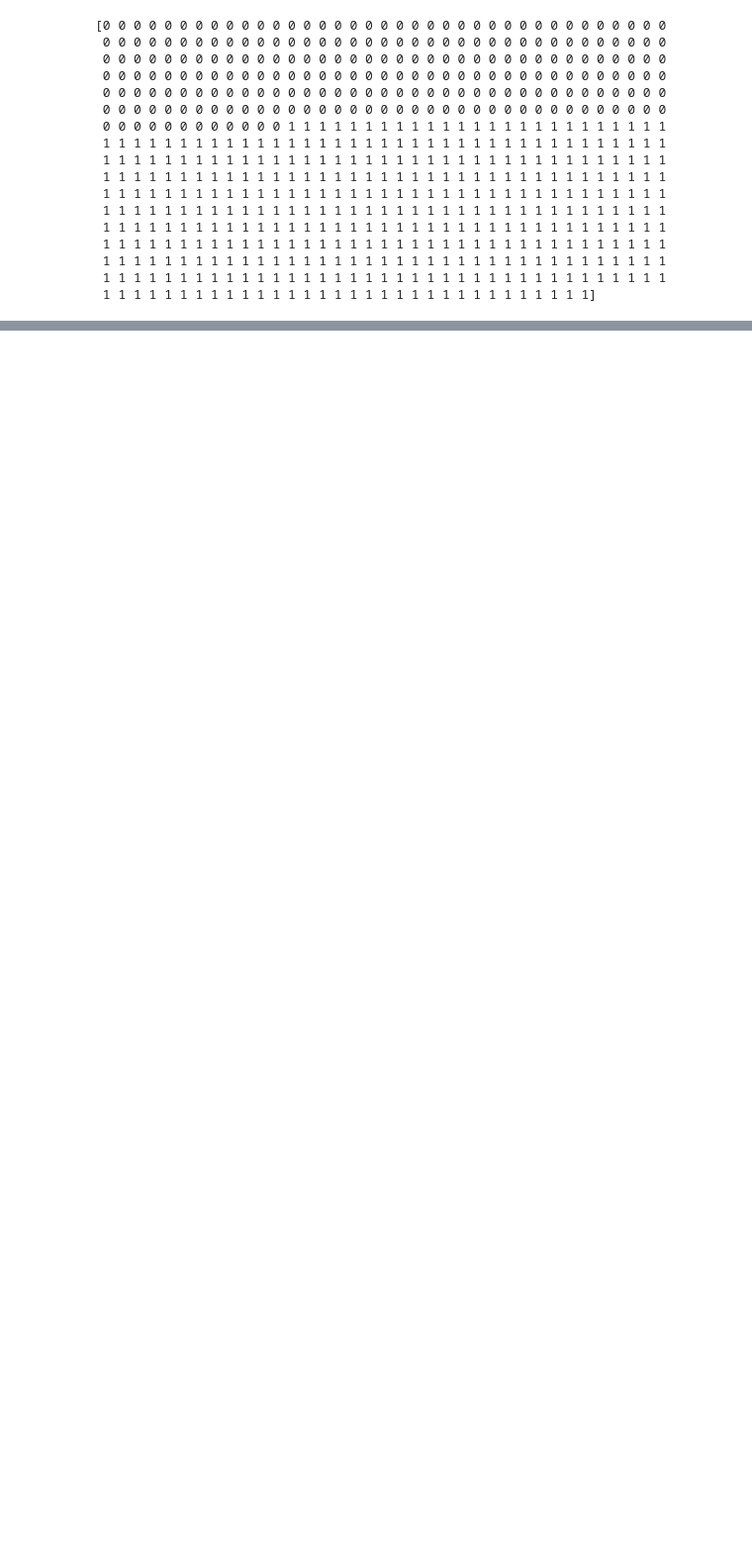
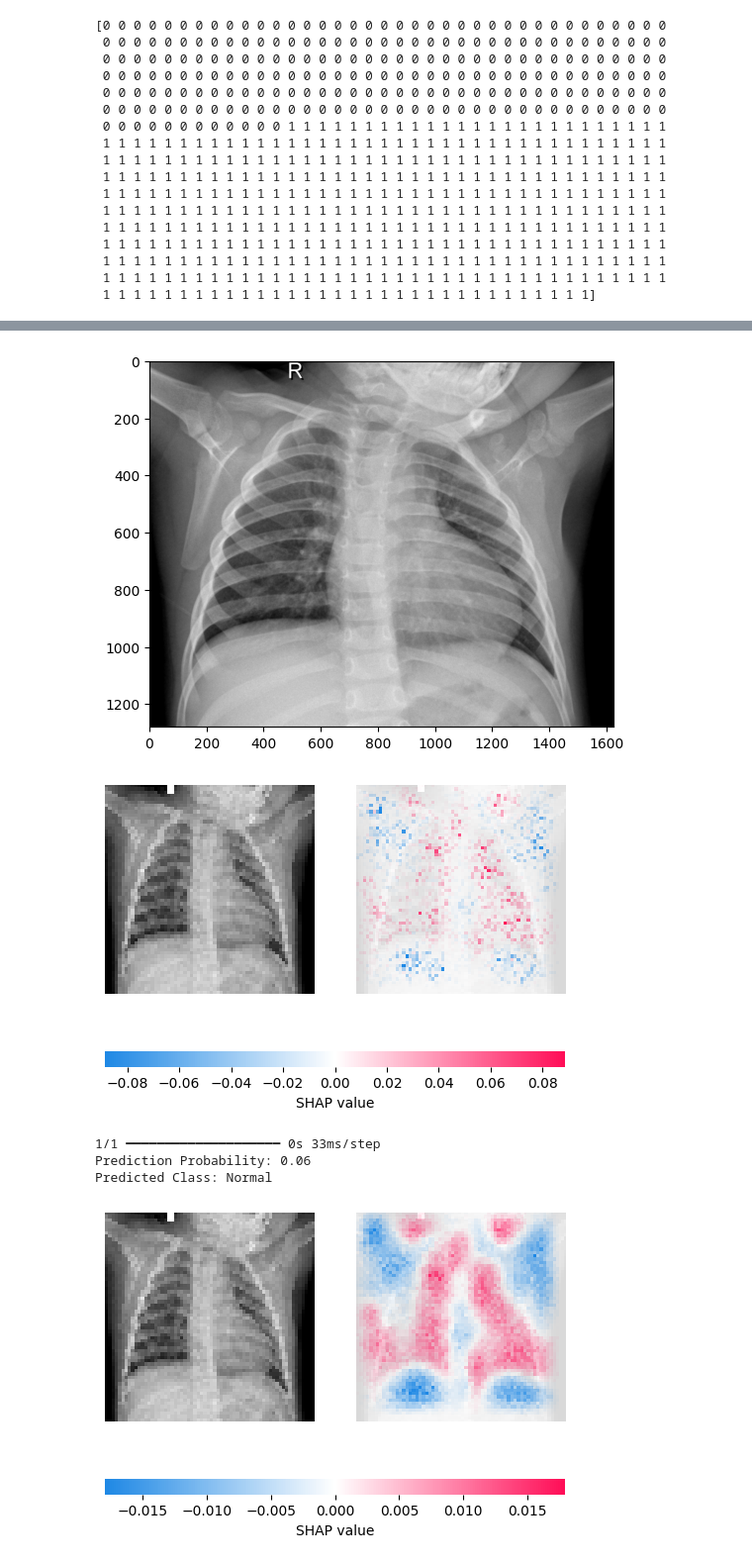
Before and after one commit to Pe789/Computer_vision, a Jupyter notebook: solution_pneumonia_1.ipynb, the cells around one changed output, grey strips where cells are left out. Shown at 99% size. Drawn from its saved outputs; the diff is of its cells as text; code cells hidden in the pictures; blank space fills up the shorter version.

```diff
--- a/solution_pneumonia_1.ipynb
+++ b/solution_pneumonia_1.ipynb
@@ -349,0 +415,31 @@ weighted avg       0.88      0.88      0.88       624
+# %%
+image_path = norm_pic_address
+load = Image.open(image_path)
+img_plot = plt.imshow(load, cmap='gray') # Display the original image
+img = load_img(image_path, target_size=(64, 64), color_mode="grayscale")  # Resize to match model input
+img_array = img_to_array(img) / 255.0  # Normalize
+img_array = np.expand_dims(img_array, axis=0)  # Add batch dimension
+background = np.random.randn(1, 64, 64, 1)  # Create background data (required for GradientExplainer)
+explainer = shap.GradientExplainer(cnn, background) # Use SHAP GradientExplainer
+shap_values = explainer.shap_values(img_array) # Get SHAP values for the image
+shap.image_plot(shap_values, img_array) # Visualize SHAP explanations
+prediction = cnn.predict(img_array)[0][0]
+predicted_class = "Pneumonia" if prediction > 0.5 else "Normal"
+print(f"Prediction Probability: {prediction:.2f}")
+print(f"Predicted Class: {predicted_class}")
+
+background = np.random.randn(100, 64, 64, 1)  # Create background data (required for GradientExplainer)
+explainer = shap.GradientExplainer(cnn, background) # Use SHAP GradientExplainer
+shap_values = explainer.shap_values(img_array) # Get SHAP values for the image
+shap.image_plot(shap_values, img_array) # Visualize SHAP explanations
+prediction = cnn.predict(img_array)[0][0]
+predicted_class = "Pneumonia" if prediction > 0.5 else "Normal"
+print(f"Prediction Probability: {prediction:.2f}")
+print(f"Predicted Class: {predicted_class}")
+# %% [output]
+[figure, added]
+[figure, added]
+1/1 ━━━━━━━━━━━━━━━━━━━━ 0s 33ms/step
+Prediction Probability: 0.06
+Predicted Class: Normal
+[figure, added]
```
Also changed, not shown: parts of 15 cells of this notebook, 2 other files.
